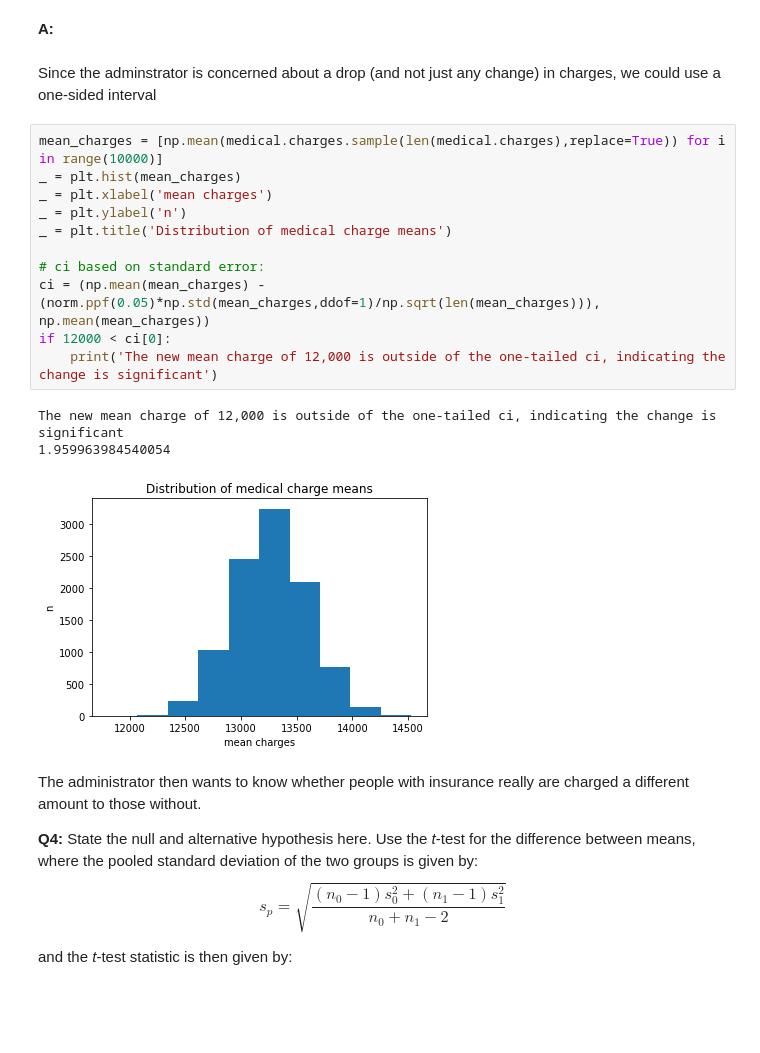
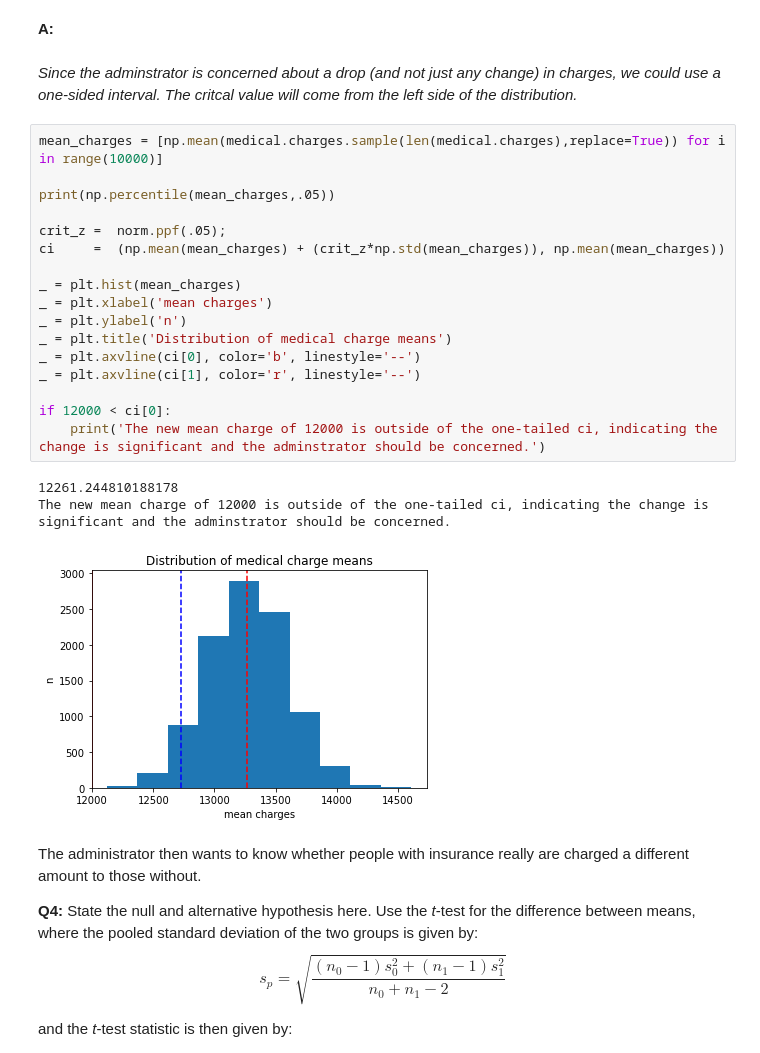
Before and after one commit to kadougherty/dsprojects, a Jupyter notebook: Frequentist Case Study/Frequentist Inference Case Study - Part B (2).ipynb, the cells around one changed output. Saved outputs shown, nothing was run; the diff lists cells and outputs as text; blank space fills up the shorter version.

```diff
--- a/Frequentist Case Study/Frequentist Inference Case Study - Part B (2).ipynb
+++ b/Frequentist Case Study/Frequentist Inference Case Study - Part B (2).ipynb
@@ -80,22 +80,28 @@ __Q3:__ Given the nature of the administrator's concern, what is the appropriate
 # %% [markdown]
 __A:__
 # %% [markdown]
-Since the adminstrator is concerned about a drop (and not just any change) in charges, we could use a one-sided interval
+_Since the adminstrator is concerned about a drop (and not just any change) in charges, we could use a one-sided interval. The critcal value will come from the left side of the distribution._
 # %%
 mean_charges = [np.mean(medical.charges.sample(len(medical.charges),replace=True)) for i in range(10000)]
+
+print(np.percentile(mean_charges,.05))
+
+crit_z =  norm.ppf(.05);
+ci     =  (np.mean(mean_charges) + (crit_z*np.std(mean_charges)), np.mean(mean_charges))
+
 _ = plt.hist(mean_charges)
 _ = plt.xlabel('mean charges')
 _ = plt.ylabel('n')
 _ = plt.title('Distribution of medical charge means')
+_ = plt.axvline(ci[0], color='b', linestyle='--')
+_ = plt.axvline(ci[1], color='r', linestyle='--')
 
-# ci based on standard error:
-ci = (np.mean(mean_charges) - (norm.ppf(0.05)*np.std(mean_charges,ddof=1)/np.sqrt(len(mean_charges))), np.mean(mean_charges))
 if 12000 < ci[0]:
-    print('The new mean charge of 12,000 is outside of the one-tailed ci, indicating the change is significant')
+    print('The new mean charge of 12000 is outside of the one-tailed ci, indicating the change is significant and the adminstrator should be concerned.')
 # %% [output]
-The new mean charge of 12,000 is outside of the one-tailed ci, indicating the change is significant
-1.959963984540054
+12261.244810188178
+The new mean charge of 12000 is outside of the one-tailed ci, indicating the change is significant and the adminstrator should be concerned.
-[figure, old version]
+[figure, new version]
 # %% [markdown]
 The administrator then wants to know whether people with insurance really are charged a different amount to those without.
 
```
Also changed, not shown: parts of 7 cells of this notebook.
